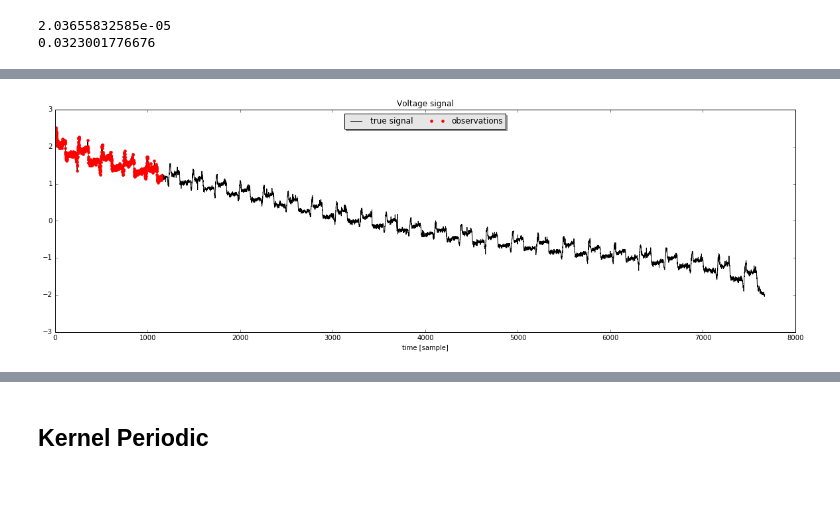
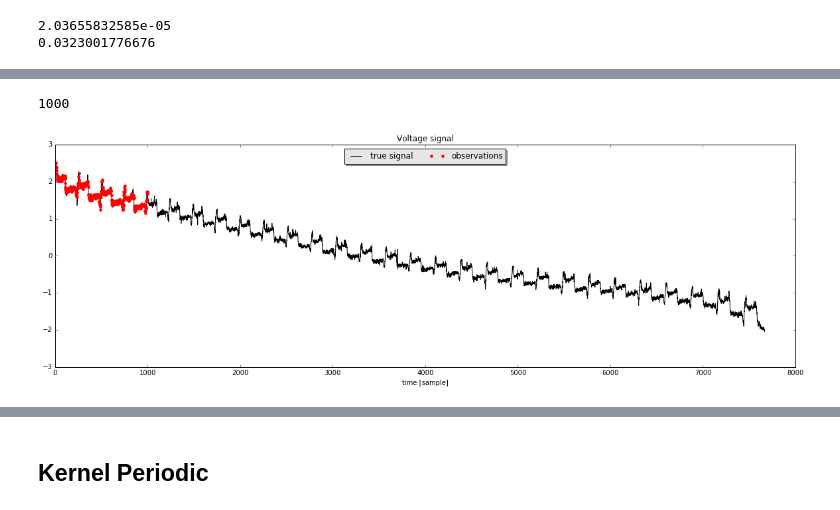
Before and after one commit to naerolf/GP-Bicicleta, a Jupyter notebook: GP Bicicleta.ipynb, the cells around one changed output, grey strips where cells are left out. Drawn from its saved outputs; the diff is of its cells as text; code cells hidden in the pictures.

```diff
--- a/GP Bicicleta.ipynb
+++ b/GP Bicicleta.ipynb
@@ -456,0 +443,14 @@ plt.savefig("SE_post.eps",format='eps', dpi=1000)
+# %%
+ratio = 1
+w = []
+for i in range(5):
+    upper = np.dot(y,polynoms[i])
+    lower = np.dot(polynoms[i].T,polynoms[i])
+    lowerConstant = ratio*np.eye(i+2)
+    w.append(np.dot(np.linalg.inv(lower-lowerConstant),upper))
+print("Modelos obtenidos")
+print("Orden 1 %s" %w[0])
+print("Orden 2 %s" %w[1])
+print("Orden 3 %s" %w[2])
+print("Orden 4 %s" %w[3])
+print("Orden 5 %s" %w[4])
@@ -457,10 +471,10 @@ plt.savefig("SE_post.eps",format='eps', dpi=1000)
 # %%
-regr = linear_model.LinearRegression()
+#regr = linear_model.LinearRegression()
 t_new = t[:,np.newaxis]
 print(np.shape(t_new))
 print(np.shape(y))
-regr.fit(t_new, y)
-y_trend = regr.predict(t_new)
+#regr.fit(t_new, y)
+y_trend = np.dot(polynoms[1],w[1])
 plt.plot(y-y_trend)
 plt.show()
 # %% [output]
@@ -500,3 +514,5 @@ y_new = y-bias-np.exp(y_trend_exp)
+# %%
+y_new = y-y_trend
 # %%
 signal_autocorr = autocorr(y_new)
 plt.plot(signal_autocorr)
@@ -506,24 +522,40 @@ plt.show()
+# %%
+#Ns = 2*.066*N
+Ns = 1000
+Ns = int(Ns)
+Ns_p = 2
+print(Ns)
+# %% [output]
+1000
 # %%
 #elección (secuencial) del 15% de las muestras
 #i_obs=np.random.choice(arange(0,N,1),0.15*N,replace=False)
-i_obs = np.arange(int(.15*N))
+#i_obs = np.arange(int(2*.066*N))
+#N_obs=len(i_obs)
+#t_obs=t[i_obs]
+#y_obs=y_new[i_obs]#; y_obs.reshape(N_obs,1)
+#y_trend_comp = y_obs+y_trend[:len(i_obs)]
+
+#elección (aleatoria)del 15% de las muestras
+i_obs=np.random.choice(arange(0,Ns,1),Ns/Ns_p,replace=False)
 N_obs=len(i_obs)
 t_obs=t[i_obs]
 y_obs=y_new[i_obs]#; y_obs.reshape(N_obs,1)
-y_trend_comp = y_obs+bias[:len(i_obs)]+np.exp(y_trend_exp[:len(i_obs)])
+y_trend_comp = y_obs+y_trend[i_obs]
+
 #gráfico
-fig=plt.figure(1, figsize=(20,6))
+fig=plt.figure(20, figsize=(20,6))
 ax = plt.gca()
 plt.plot(t,f, color='black',ls='-',label='true signal')
 plt.plot(t_obs,y_trend_comp,'r.',ms=8,label='observations')
 leg=plt.legend(ncol=4,frameon=True, shadow=True, loc=9)
 frame  = leg.get_frame()
 frame.set_facecolor('0.9')
 plt.xlabel('time [sample]')
 plt.title('Voltage signal')
 plt.show()
 # %% [output]
-[figure, old version]
+[figure, new version]
 # %%
 #elegir hiperparámetros
 sigma_y_GP_test = 0.2
```
Also changed, not shown: parts of 37 cells of this notebook, 3 other files.
